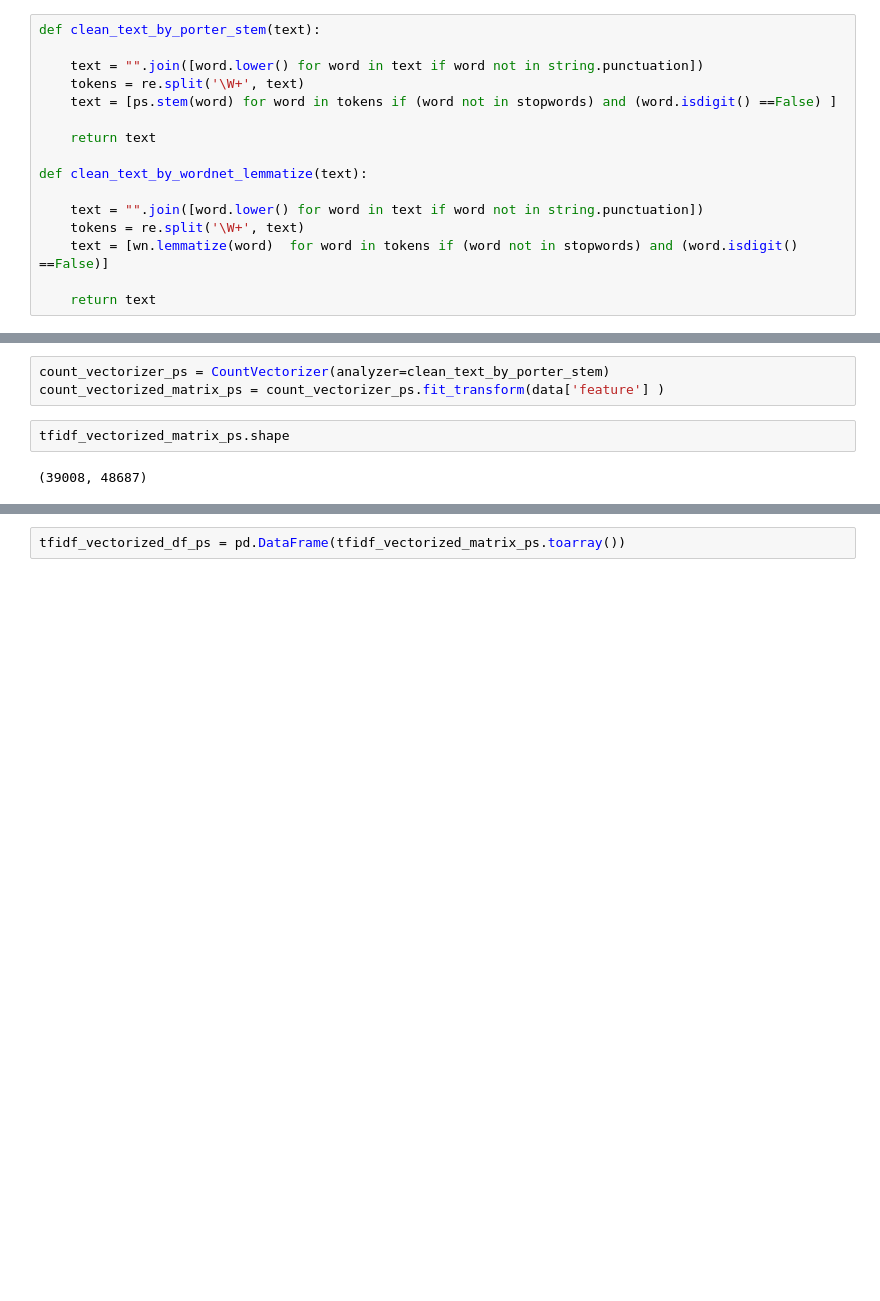
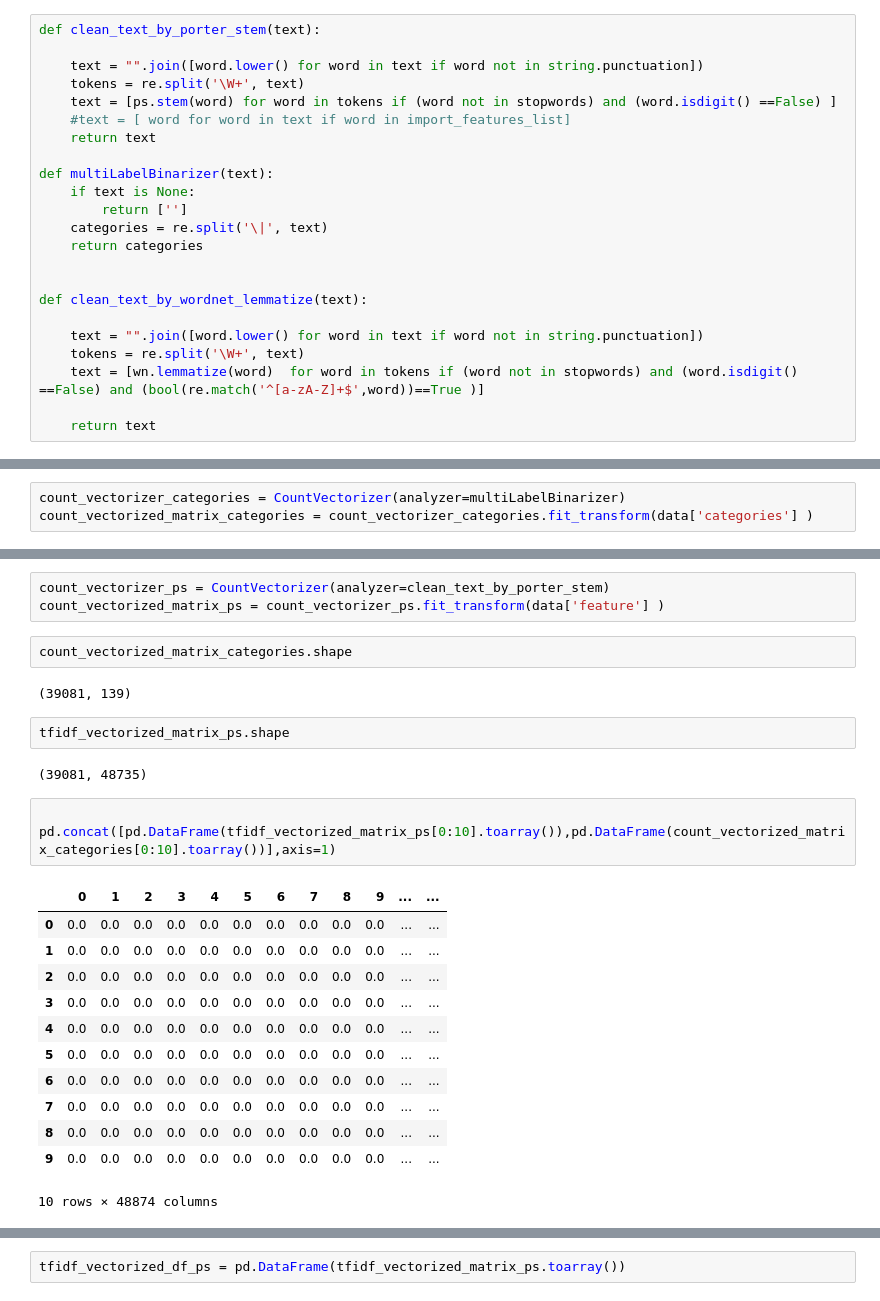
Before and after one commit to chrisqiqiu/predict_category_based_on_description, a Jupyter notebook: logistics_regression.ipynb, the cells around one changed output, grey strips where cells are left out. Cells and saved outputs as stored; diff of their text form; blank space fills up the shorter version.

```diff
--- a/logistics_regression.ipynb
+++ b/logistics_regression.ipynb
@@ -50,13 +65,20 @@ def clean_text_by_porter_stem(text):
     text = "".join([word.lower() for word in text if word not in string.punctuation])
     tokens = re.split('\W+', text)
     text = [ps.stem(word) for word in tokens if (word not in stopwords) and (word.isdigit() ==False) ]
+    #text = [ word for word in text if word in import_features_list]
+    return text
 
-    return text
+def multiLabelBinarizer(text):
+    if text is None:
+        return ['']
+    categories = re.split('\|', text)
+    return categories
+
 
 def clean_text_by_wordnet_lemmatize(text):
 
     text = "".join([word.lower() for word in text if word not in string.punctuation])
     tokens = re.split('\W+', text)
-    text = [wn.lemmatize(word)  for word in tokens if (word not in stopwords) and (word.isdigit() ==False)]
+    text = [wn.lemmatize(word)  for word in tokens if (word not in stopwords) and (word.isdigit() ==False) and (bool(re.match('^[a-zA-Z]+$',word))==True )]
 
     return text
@@ -76,3 +107,6 @@ data.head()
 | 4 | M&M Cabinets Custom-made Cabinets... | Builder | [mm, cabinet, custommad, cabinet,... | [mm, cabinet, custommade, cabinet... |
 # %%
 from sklearn.feature_extraction.text import TfidfVectorizer, CountVectorizer
+# %%
+count_vectorizer_categories = CountVectorizer(analyzer=multiLabelBinarizer)
+count_vectorized_matrix_categories = count_vectorizer_categories.fit_transform(data['categories'] )
@@ -82,7 +128,27 @@ tfidf_vectorized_matrix_ps = tfidf_vectorizer_ps.fit_transform(data['feature'] )
 # %%
 count_vectorizer_ps = CountVectorizer(analyzer=clean_text_by_porter_stem)
 count_vectorized_matrix_ps = count_vectorizer_ps.fit_transform(data['feature'] )
+# %%
+count_vectorized_matrix_categories.shape
+# %% [output]
+(39081, 139)
 # %%
 tfidf_vectorized_matrix_ps.shape
 # %% [output]
-(39008, 48687)
+(39081, 48735)
+# %%
+
+pd.concat([pd.DataFrame(tfidf_vectorized_matrix_ps[0:10].toarray()),pd.DataFrame(count_vectorized_matrix_categories[0:10].toarray())],axis=1)
+# %% [output]
+|  | 0 | 1 | 2 | 3 | 4 | 5 | 6 | 7 | 8 | 9 | ... | ... |
+| 0 | 0.0 | 0.0 | 0.0 | 0.0 | 0.0 | 0.0 | 0.0 | 0.0 | 0.0 | 0.0 | ... | ... |
+| 1 | 0.0 | 0.0 | 0.0 | 0.0 | 0.0 | 0.0 | 0.0 | 0.0 | 0.0 | 0.0 | ... | ... |
+| 2 | 0.0 | 0.0 | 0.0 | 0.0 | 0.0 | 0.0 | 0.0 | 0.0 | 0.0 | 0.0 | ... | ... |
+| 3 | 0.0 | 0.0 | 0.0 | 0.0 | 0.0 | 0.0 | 0.0 | 0.0 | 0.0 | 0.0 | ... | ... |
+| 4 | 0.0 | 0.0 | 0.0 | 0.0 | 0.0 | 0.0 | 0.0 | 0.0 | 0.0 | 0.0 | ... | ... |
+| 5 | 0.0 | 0.0 | 0.0 | 0.0 | 0.0 | 0.0 | 0.0 | 0.0 | 0.0 | 0.0 | ... | ... |
+| 6 | 0.0 | 0.0 | 0.0 | 0.0 | 0.0 | 0.0 | 0.0 | 0.0 | 0.0 | 0.0 | ... | ... |
+| 7 | 0.0 | 0.0 | 0.0 | 0.0 | 0.0 | 0.0 | 0.0 | 0.0 | 0.0 | 0.0 | ... | ... |
+| 8 | 0.0 | 0.0 | 0.0 | 0.0 | 0.0 | 0.0 | 0.0 | 0.0 | 0.0 | 0.0 | ... | ... |
+| 9 | 0.0 | 0.0 | 0.0 | 0.0 | 0.0 | 0.0 | 0.0 | 0.0 | 0.0 | 0.0 | ... | ... |
+10 rows × 48874 columns
```
Also changed, not shown: parts of 24 cells of this notebook, 4 other files.
